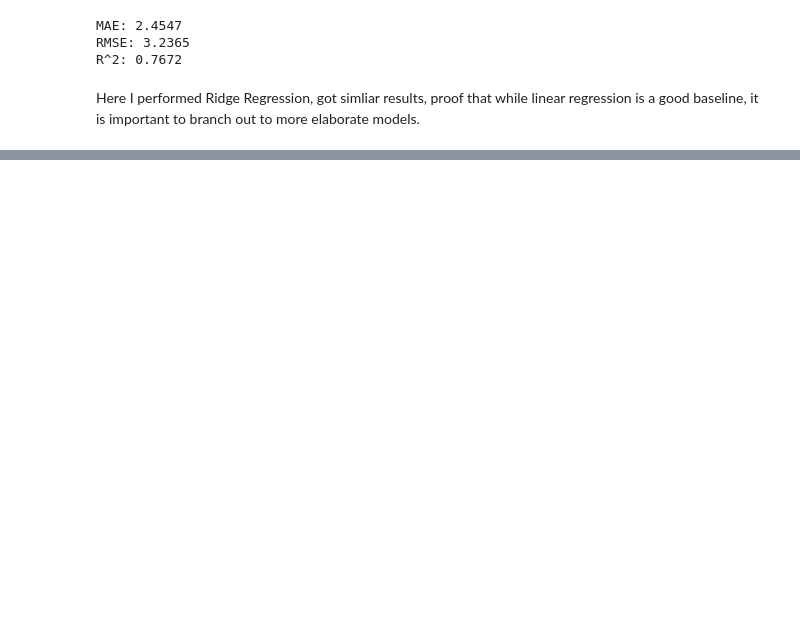
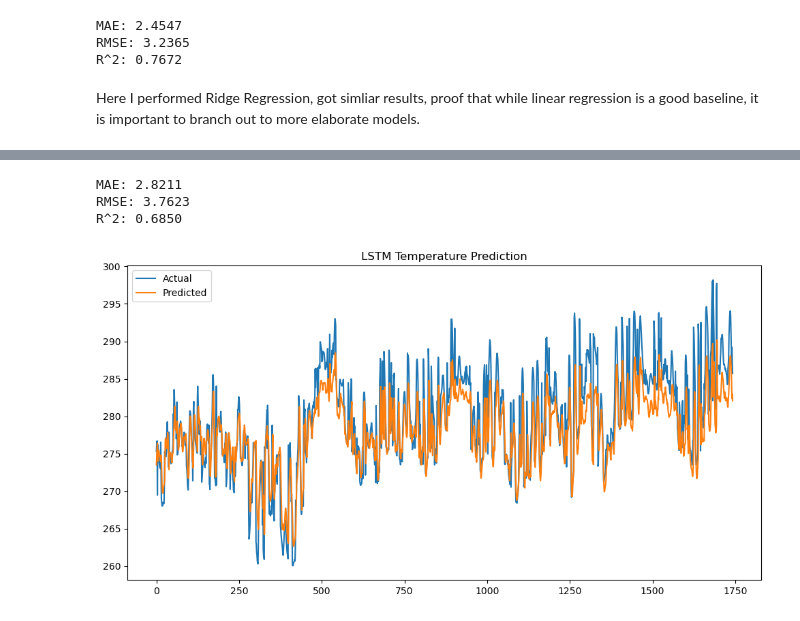
Before and after one commit to Blansha2/CSE_404_Repo, a Jupyter notebook: CSE_404_Project.ipynb, the cells around one changed output, grey strips where cells are left out. Saved outputs shown, nothing was run; the diff lists cells and outputs as text; code cells hidden in the pictures; blank space fills up the shorter version.

```diff
--- a/CSE_404_Project.ipynb
+++ b/CSE_404_Project.ipynb
@@ -387,0 +652,23 @@ Here I performed Ridge Regression, got simliar results, proof that while linear
+# %%
+from tensorflow.keras.models import Sequential
+from tensorflow.keras.layers import LSTM, Dense, Dropout
+
+model = Sequential([
+    LSTM(64, return_sequences=True, input_shape=(X.shape[1], X.shape[2])),
+    Dropout(0.2),
+    LSTM(32),
+    Dropout(0.2),
+    Dense(1)
+])
+
+model.compile(
+    optimizer='adam',
+    loss='mse'
+)
+# %%
+history = model.fit(
+    X_train, y_train,
+    epochs=20,
+    batch_size=32,
+    validation_data=(X_test, y_test)
+)
@@ -387,0 +693,2 @@ Here I performed Ridge Regression, got simliar results, proof that while linear
+# %%
+y_pred = model.predict(X_test)
@@ -387,0 +697,33 @@ Here I performed Ridge Regression, got simliar results, proof that while linear
+# %%
+dummy = np.zeros((len(y_pred), df_model.shape[1]))
+dummy[:, 0] = y_pred.flatten()
+
+y_pred_actual = scaler.inverse_transform(dummy)[:, 0]
+
+dummy[:, 0] = y_test
+y_test_actual = scaler.inverse_transform(dummy)[:, 0]
+# %%
+mae = mean_absolute_error(y_test_actual, y_pred_actual)
+rmse = np.sqrt(mean_squared_error(y_test_actual, y_pred_actual))
+r2 = r2_score(y_test_actual, y_pred_actual)
+
+print(f"MAE: {mae:.4f}")
+print(f"RMSE: {rmse:.4f}")
+print(f"R^2: {r2:.4f}")
+# %% [output]
+MAE: 2.8211
+RMSE: 3.7623
+R^2: 0.6850
+# %%
+import matplotlib.pyplot as plt
+
+plt.figure(figsize=(12,6))
+
+plt.plot(y_test_actual, label='Actual')
+plt.plot(y_pred_actual, label='Predicted')
+
+plt.title("LSTM Temperature Prediction")
+plt.legend()
+plt.show()
+# %% [output]
+[figure, added]
```
Also changed, not shown: parts of 27 cells of this notebook.
